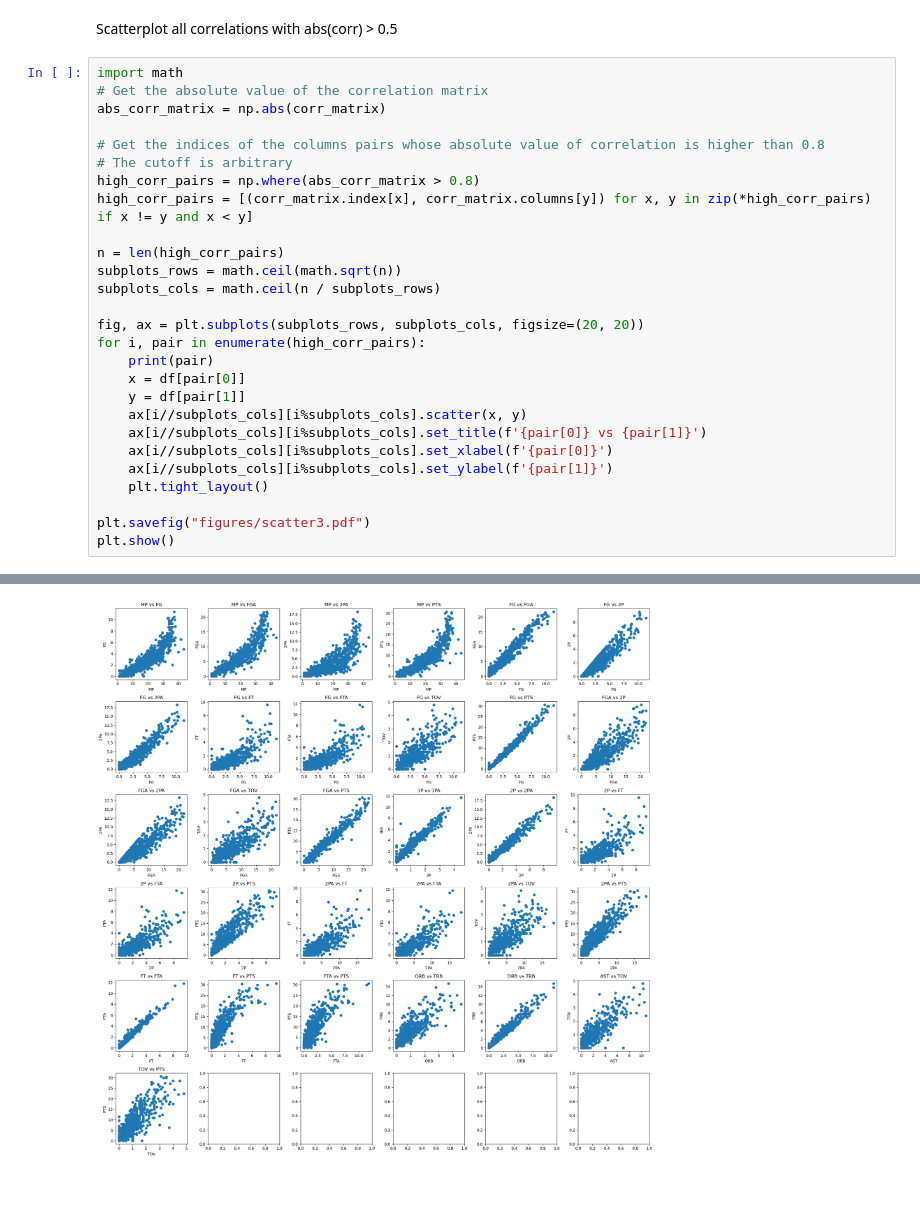
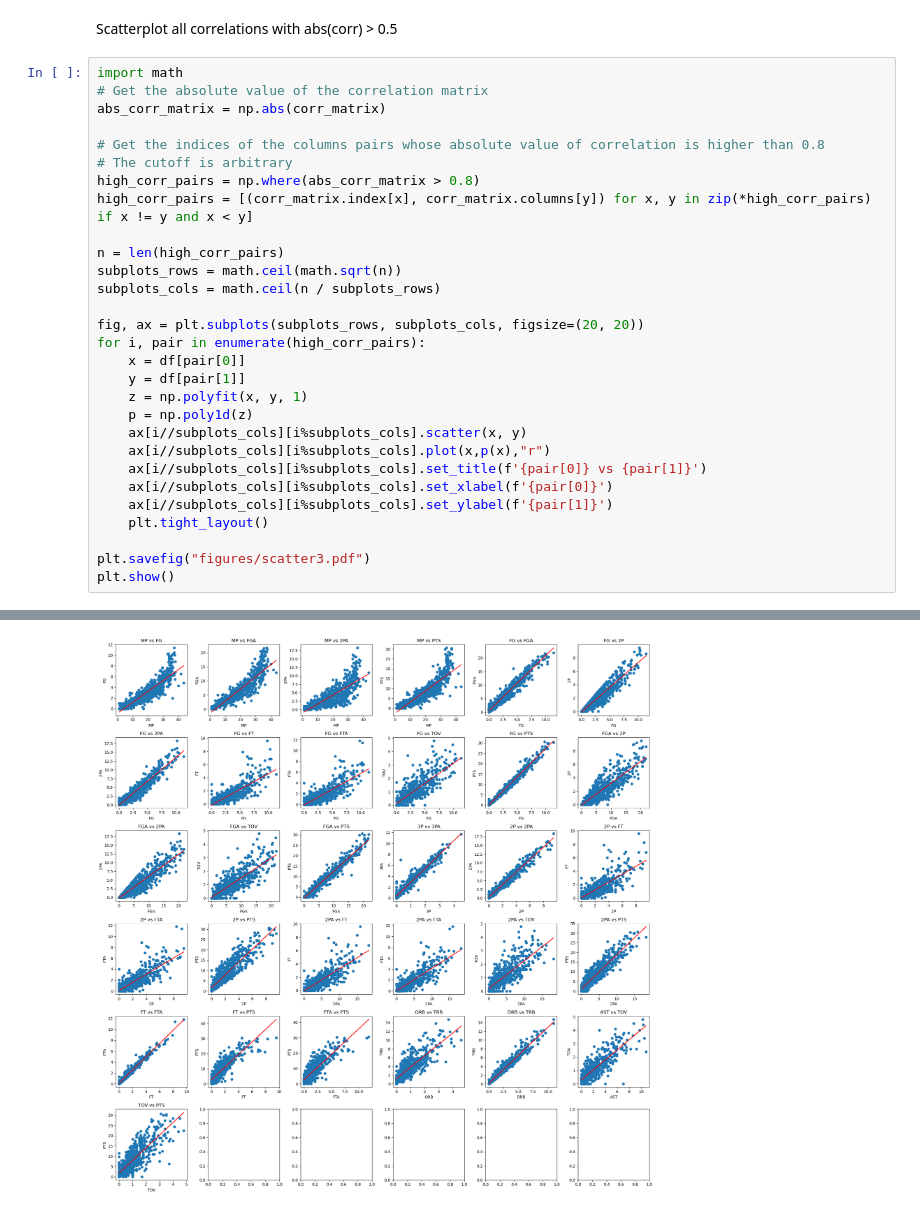
Before and after one commit to phoawb/data_analysis_and_visualization_I, a Jupyter notebook: nba_correlation_analyis.ipynb, the cells around one changed output, grey strips where cells are left out. Drawn from its saved outputs; the diff is of its cells as text.

Commit message:
added figures and reran some figures

```diff
--- a/nba_correlation_analyis.ipynb
+++ b/nba_correlation_analyis.ipynb
@@ -217,10 +217,12 @@ subplots_cols = math.ceil(n / subplots_rows)
 
 fig, ax = plt.subplots(subplots_rows, subplots_cols, figsize=(20, 20))
 for i, pair in enumerate(high_corr_pairs):
-    print(pair)
     x = df[pair[0]]
     y = df[pair[1]]
+    z = np.polyfit(x, y, 1)
+    p = np.poly1d(z)
     ax[i//subplots_cols][i%subplots_cols].scatter(x, y)
+    ax[i//subplots_cols][i%subplots_cols].plot(x,p(x),"r")
     ax[i//subplots_cols][i%subplots_cols].set_title(f'{pair[0]} vs {pair[1]}')
     ax[i//subplots_cols][i%subplots_cols].set_xlabel(f'{pair[0]}')
     ax[i//subplots_cols][i%subplots_cols].set_ylabel(f'{pair[1]}')
@@ -249 +234 @@ plt.show()
-[figure, old version]
+[figure, new version]
```
Also changed, not shown: parts of 5 cells of this notebook, 3 other files.
